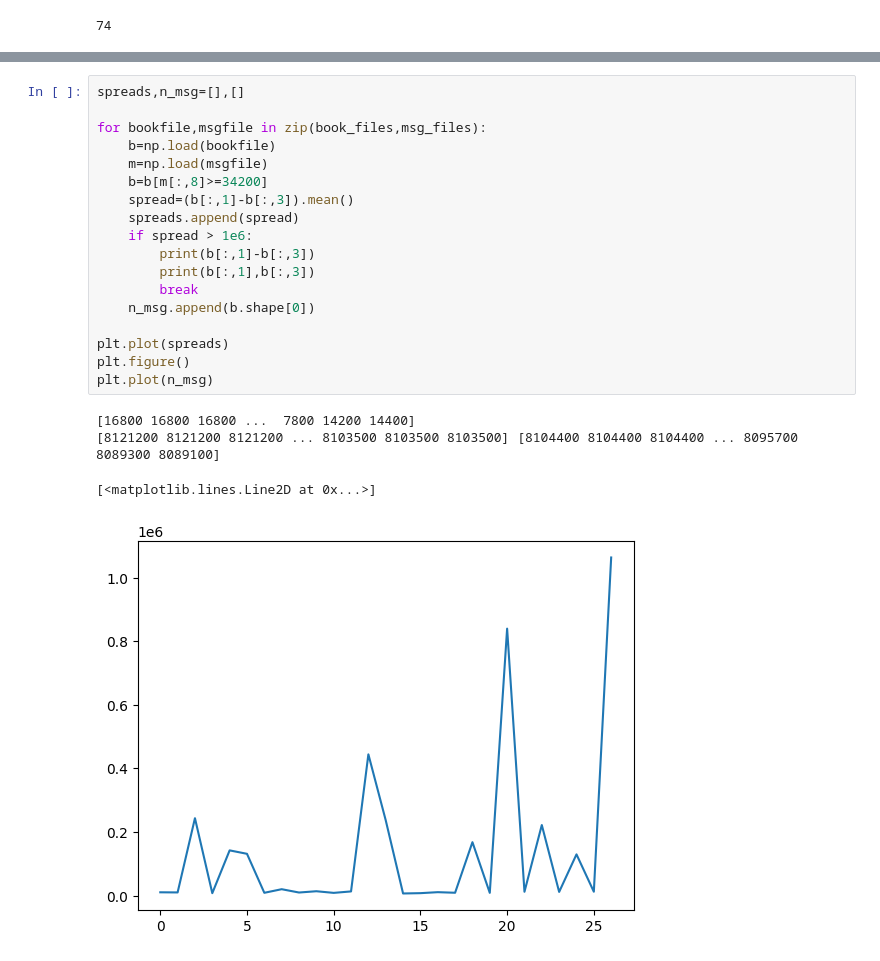
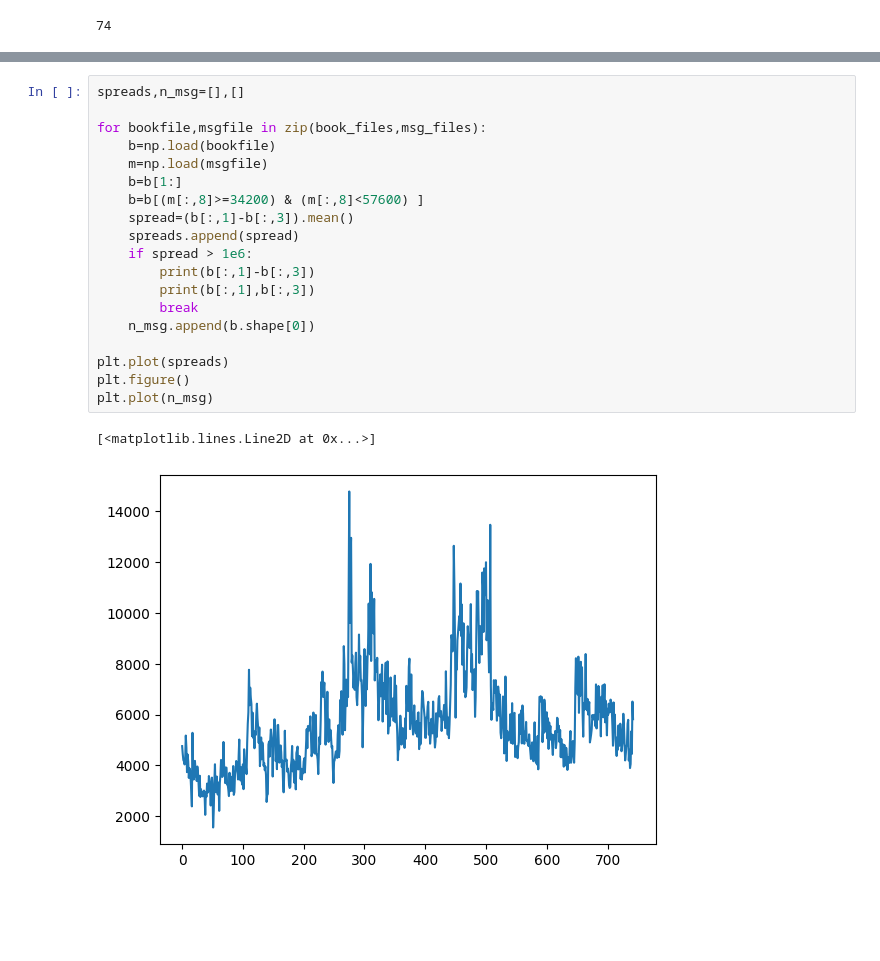
Before and after one commit to george-nigm/LOBS5, a Jupyter notebook: data_inspection.ipynb, the cells around one changed output, grey strips where cells are left out. Drawn from its saved outputs; the diff is of its cells as text; blank space fills up the shorter version.

```diff
--- a/data_inspection.ipynb
+++ b/data_inspection.ipynb
@@ -79,23 +88,22 @@ b_lob_dropped.reset_index().drop(columns='index')
 # %%
 spreads,n_msg=[],[]
 
 for bookfile,msgfile in zip(book_files,msg_files):
     b=np.load(bookfile)
     m=np.load(msgfile)
-    b=b[m[:,8]>=34200]
+    b=b[1:]
+    b=b[(m[:,8]>=34200) & (m[:,8]<57600) ]
     spread=(b[:,1]-b[:,3]).mean()
     spreads.append(spread)
     if spread > 1e6:
         print(b[:,1]-b[:,3])
         print(b[:,1],b[:,3])
         break
     n_msg.append(b.shape[0])
 
 plt.plot(spreads)
 plt.figure()
 plt.plot(n_msg)
 # %% [output]
-[16800 16800 16800 ...  7800 14200 14400]
-[8121200 8121200 8121200 ... 8103500 8103500 8103500] [8104400 8104400 8104400 ... 8095700 8089300 8089100]
+[<matplotlib.lines.Line2D at 0x...>]
-[<matplotlib.lines.Line2D at 0x...>]
-[figure, old version]
+[figure, new version]
```
Also changed, not shown: parts of 30 cells of this notebook, 4 other files.
